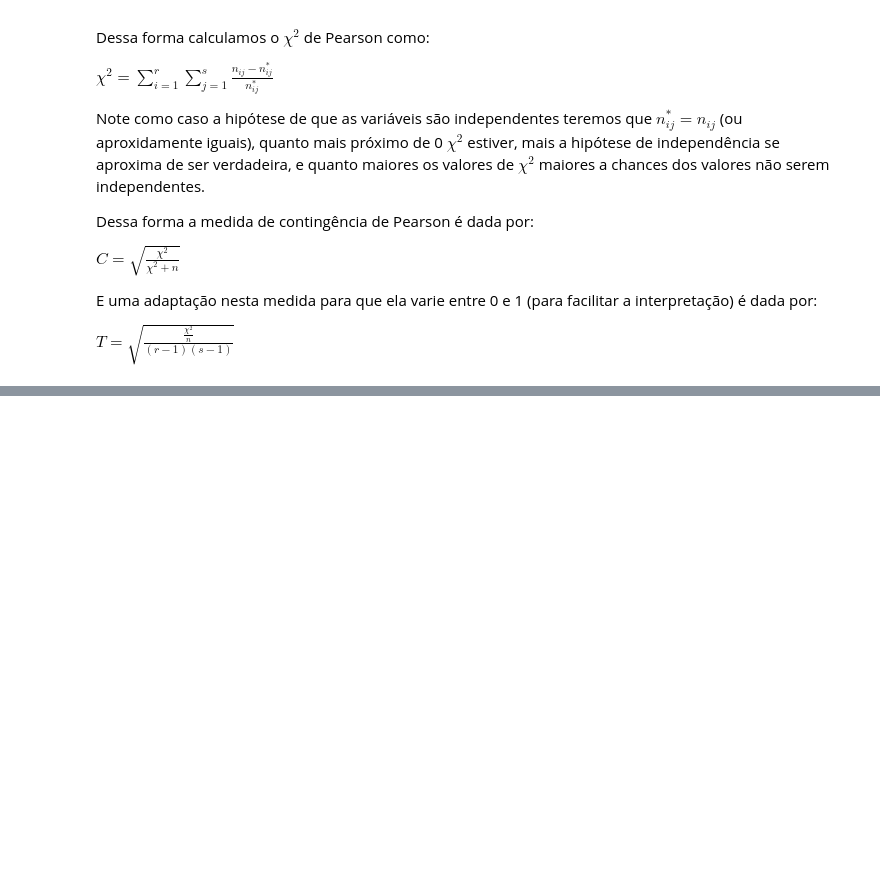
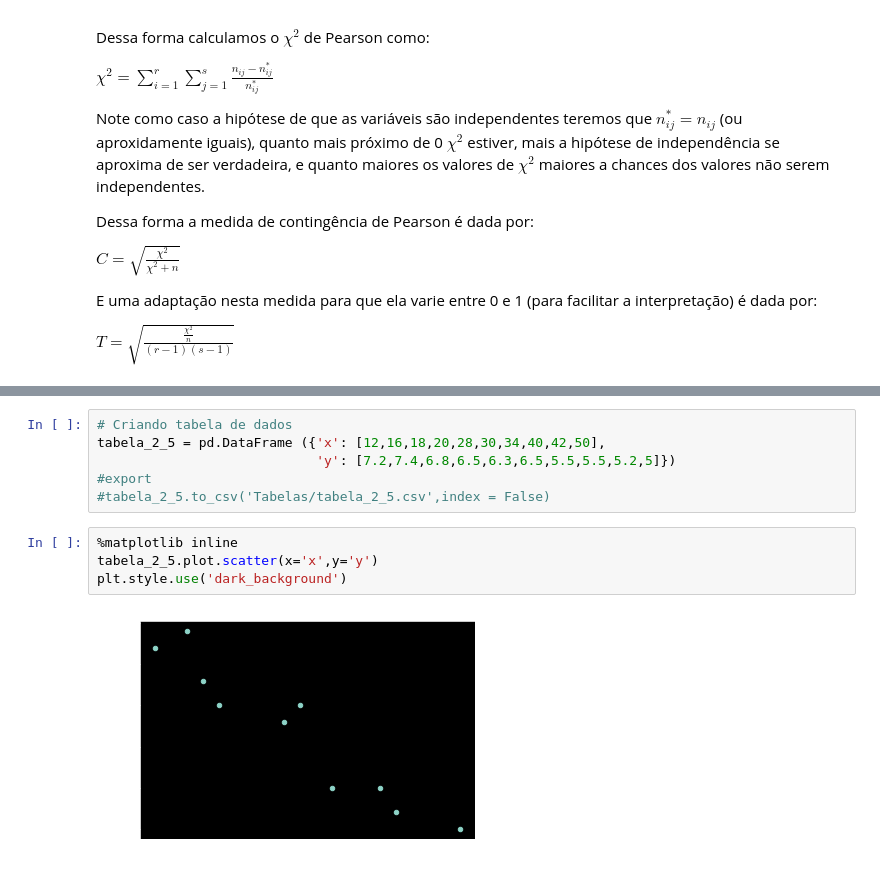
Before and after one commit to Renatochaz/statistic-fundamentals, a Jupyter notebook: P1-analise-bidimensional.ipynb, the cells around one changed output, grey strips where cells are left out. Drawn from its saved outputs; the diff is of its cells as text; blank space fills up the shorter version.

```diff
--- a/P1-analise-bidimensional.ipynb
+++ b/P1-analise-bidimensional.ipynb
@@ -263,0 +288,12 @@ $T = \sqrt{\frac{\frac{\chi^2}{n}}{(r-1)(s-1)}}$
+# %%
+# Criando tabela de dados
+tabela_2_5 = pd.DataFrame ({'x': [12,16,18,20,28,30,34,40,42,50],
+                            'y': [7.2,7.4,6.8,6.5,6.3,6.5,5.5,5.5,5.2,5]})
+#export
+#tabela_2_5.to_csv('Tabelas/tabela_2_5.csv',index = False)
+# %%
+%matplotlib inline
+tabela_2_5.plot.scatter(x='x',y='y')
+plt.style.use('dark_background')
+# %% [output]
+[figure, added]
```
Also changed, not shown: parts of 26 cells of this notebook, 6 other files.
